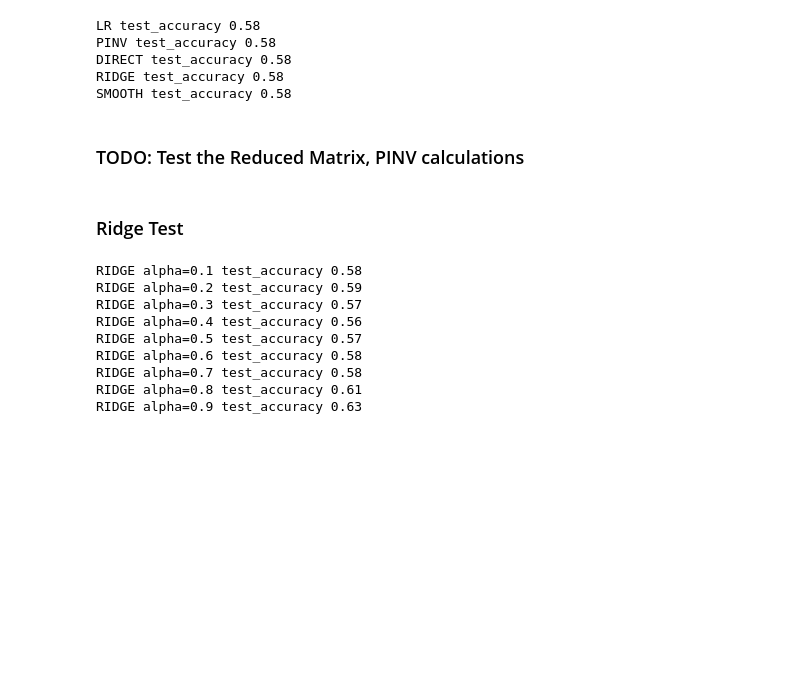
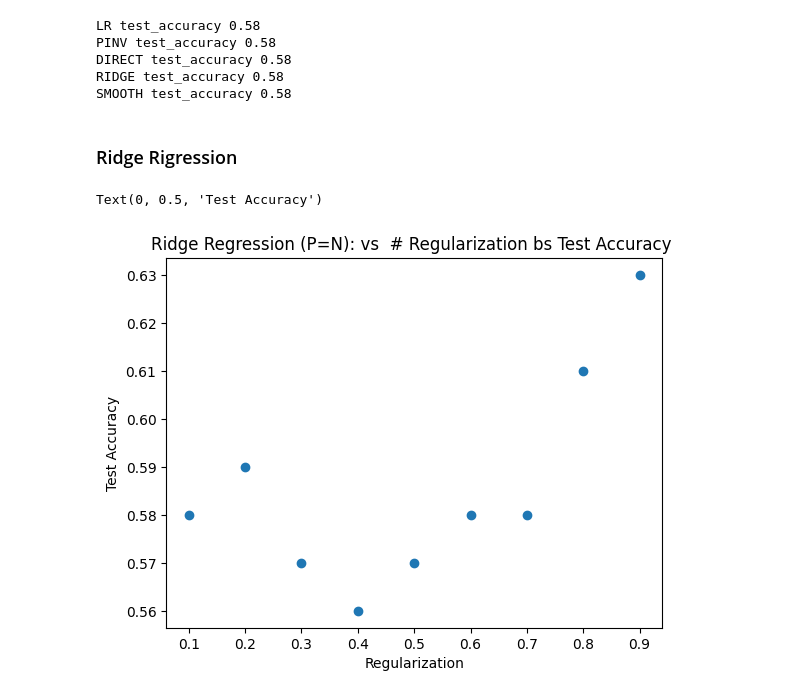
Before and after one commit to CalculatedContent/WeightWatcher-Examples, a Jupyter notebook: F_Vallet_Full.ipynb, the cells around one changed output. Drawn from its saved outputs; the diff is of its cells as text; code cells hidden in the pictures; blank space fills up the shorter version.

```diff
--- a/F_Vallet_Full.ipynb
+++ b/F_Vallet_Full.ipynb
@@ -699,24 +699,24 @@ PINV test_accuracy 0.58
 DIRECT test_accuracy 0.58
 RIDGE test_accuracy 0.58
 SMOOTH test_accuracy 0.58
-# %% [markdown]
-### TODO: Test the Reduced Matrix, PINV calculations
 # %% [markdown]
-### Ridge Test
+### Ridge Rigression
 # %%
 all_loads = []
+all_test_accs = []
+
 for idx in range(1,10,1):
-  alpha = float(idx)/10.0
-  all_loads.append(alpha)
-  train_accuracy, test_accuracy = run_regression(X_train, Y_train, X_test, Y_test,  method=RIDGE, alpha=alpha, n_comp=None, verbose=False)
-  print(f"RIDGE alpha={alpha} test_accuracy {test_accuracy:0.2f}")
+  regularization = float(idx)/10.0 #alpha
+  train_accuracy, test_accuracy = run_regression(X_train, Y_train, X_test, Y_test,  method=RIDGE, alpha=regularization, n_comp=None, verbose=False)
+  #print(f"RIDGE alpha={alpha} test_accuracy {test_accuracy:0.2f}")
+
+  all_loads.append(regularization)
+  all_test_accs.append(test_accuracy)
+
+plt.title("Ridge Regression (P=N): vs  Regularization param bs Test Accuracy ")
+plt.scatter(all_loads, all_test_accs)
+plt.xlabel("Regularization")
+plt.ylabel("Test Accuracy")
 # %% [output]
-RIDGE alpha=0.1 test_accuracy 0.58
-RIDGE alpha=0.2 test_accuracy 0.59
-RIDGE alpha=0.3 test_accuracy 0.57
-RIDGE alpha=0.4 test_accuracy 0.56
-RIDGE alpha=0.5 test_accuracy 0.57
-RIDGE alpha=0.6 test_accuracy 0.58
-RIDGE alpha=0.7 test_accuracy 0.58
-RIDGE alpha=0.8 test_accuracy 0.61
-RIDGE alpha=0.9 test_accuracy 0.63
+Text(0, 0.5, 'Test Accuracy')
+[figure, added]
```
Also changed, not shown: parts of 7 cells of this notebook.
